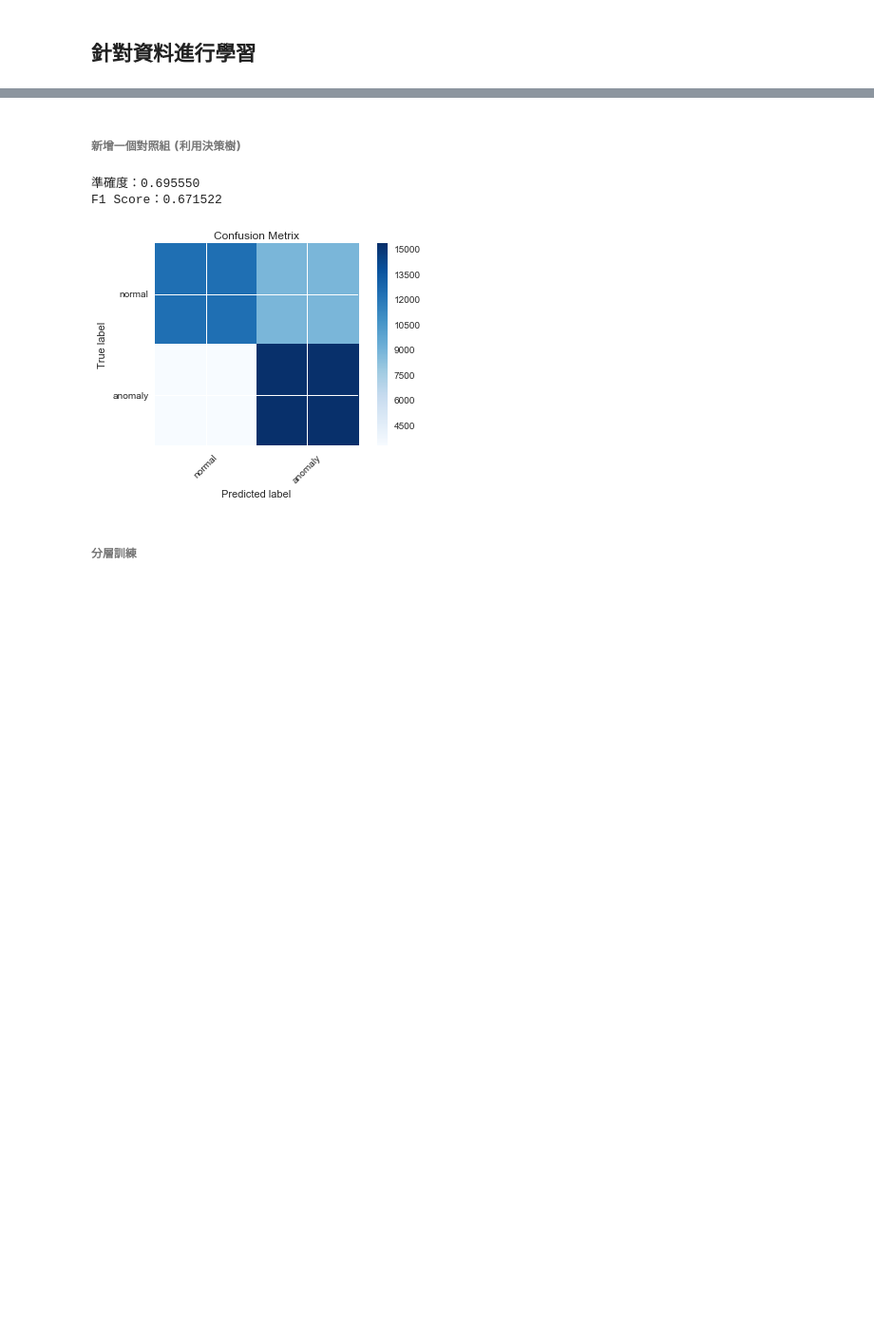
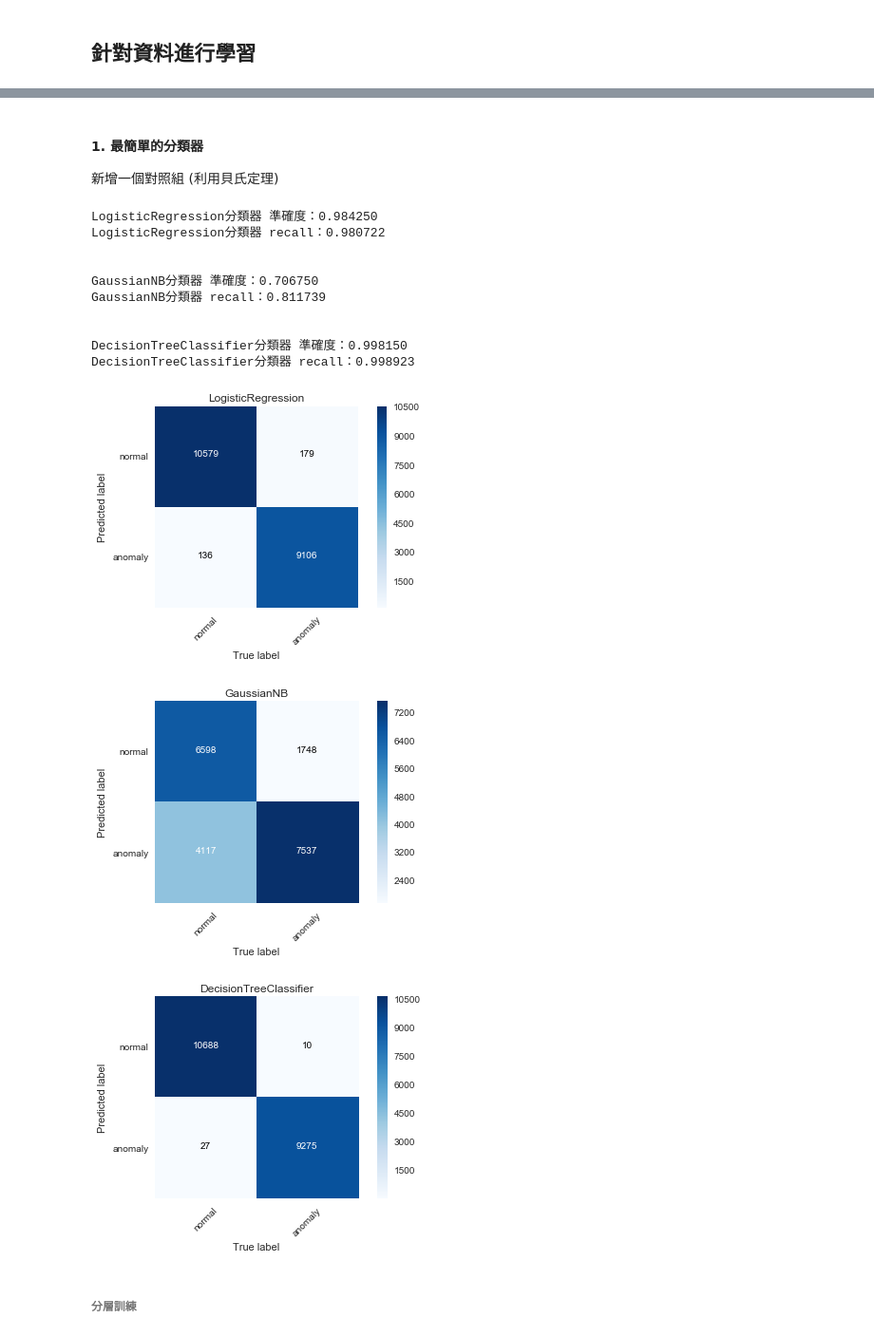
Before and after one commit to kaichiachen/Anomaly-detection, a Jupyter notebook: 異常偵測.ipynb, the cells around one changed output, grey strips where cells are left out. Shown at 95% size. Saved outputs shown, nothing was run; the diff lists cells and outputs as text; code cells hidden in the pictures; blank space fills up the shorter version.

```diff
--- a/異常偵測.ipynb
+++ b/異常偵測.ipynb
@@ -229,48 +256,46 @@ testdata_df.head()
 # %% [markdown]
-###### 新增一個對照組 (利用決策樹)
+#### 1. 最簡單的分類器
+新增一個對照組 (利用貝氏定理)
-# %%
-def score(m):
-    tp = m[0][0]
-    fp = m[0][1]
-    fn = m[1][0]
-    tn = m[1][1]
-    f1_score = 2. * tp / (2 * tp + fp + fn)
-    accuracy = float(tp + tn) / (tp + fp + tn +fn)
-
-    return accuracy, f1_score
-def plot_confusion_matrix(cm, title='Confusion Metrix', cmap=plt.cm.Blues):
-    plt.imshow(cm, interpolation='nearest', cmap=cmap)
-    plt.title(title)
-    plt.colorbar()
-    tick_marks = range(0, 2)
-    plt.xticks(tick_marks, ['normal', 'anomaly'], rotation=45)
-    plt.yticks(tick_marks, ['normal', 'anomaly'])
-    plt.tight_layout()
-    plt.ylabel('True label')
-    plt.xlabel('Predicted label')
 # %%
 train_x = traindata_df.drop(['attack_type'], axis = 1).values
 train_y = traindata_df['attack_type'].values
 test_x = testdata_df.drop(['attack_type'], axis = 1).values
 answer = testdata_df['attack_type'].values
 answer = np.array([0 if a == 0 else 1 for a in answer])
-tree = GaussianNB()
-tree.fit(train_x, train_y)
-predict = tree.predict(test_x)
-predict = np.array([0 if p == 0 else 1 for p in predict])
 
-cfu_metrix = metrics.confusion_matrix(answer, predict)
-accuracy, f1_score = score(cfu_metrix)
+clfs = [
+    LogisticRegression(),
+    GaussianNB(),
+    DecisionTreeClassifier()
+]
 
-print "準確度：%f" % accuracy
-print "F1 Score：%f" % f1_score
+for index, clf in enumerate(clfs):
+    clf.fit(train_x, train_y)
+    predict = clf.predict(test_x)
+    predict = np.array([0 if p == 0 else 1 for p in predict])
+    cfu_metrix = metrics.confusion_matrix(answer, predict).T
+    accuracy, recall = score(cfu_metrix)
 
-plt.figure()
-plot_confusion_matrix(metrics.confusion_matrix(answer, predict))
+    print "%s分類器 準確度：%f" % (str(type(clf).__name__), accuracy)
+    print "%s分類器 recall：%f" % (str(type(clf).__name__), recall)
+    print '\n'
+
+    plt.figure()
+    plot_confusion_matrix(cfu_metrix, str(type(clf).__name__))
 # %% [output]
-準確度：0.695550
-F1 Score：0.671522
+LogisticRegression分類器 準確度：0.984250
+LogisticRegression分類器 recall：0.980722
+
+
+GaussianNB分類器 準確度：0.706750
+GaussianNB分類器 recall：0.811739
+
+
+DecisionTreeClassifier分類器 準確度：0.998150
+DecisionTreeClassifier分類器 recall：0.998923
-[figure, old version]
+[figure, new version]
+[figure, added]
+[figure, added]
 # %% [markdown]
 ###### 分層訓練
 # %%
```
Also changed, not shown: parts of 27 cells of this notebook, 1 other file.
